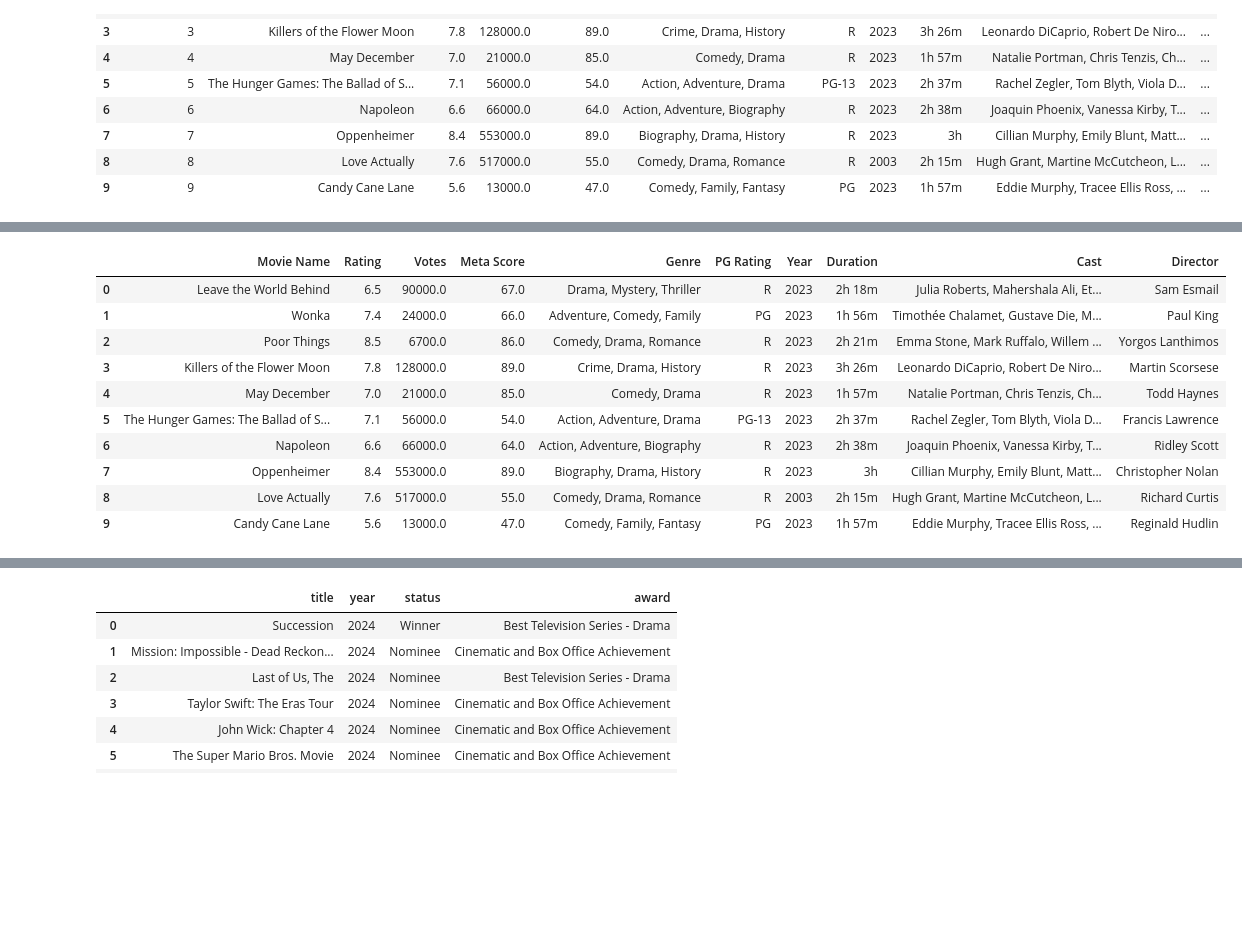
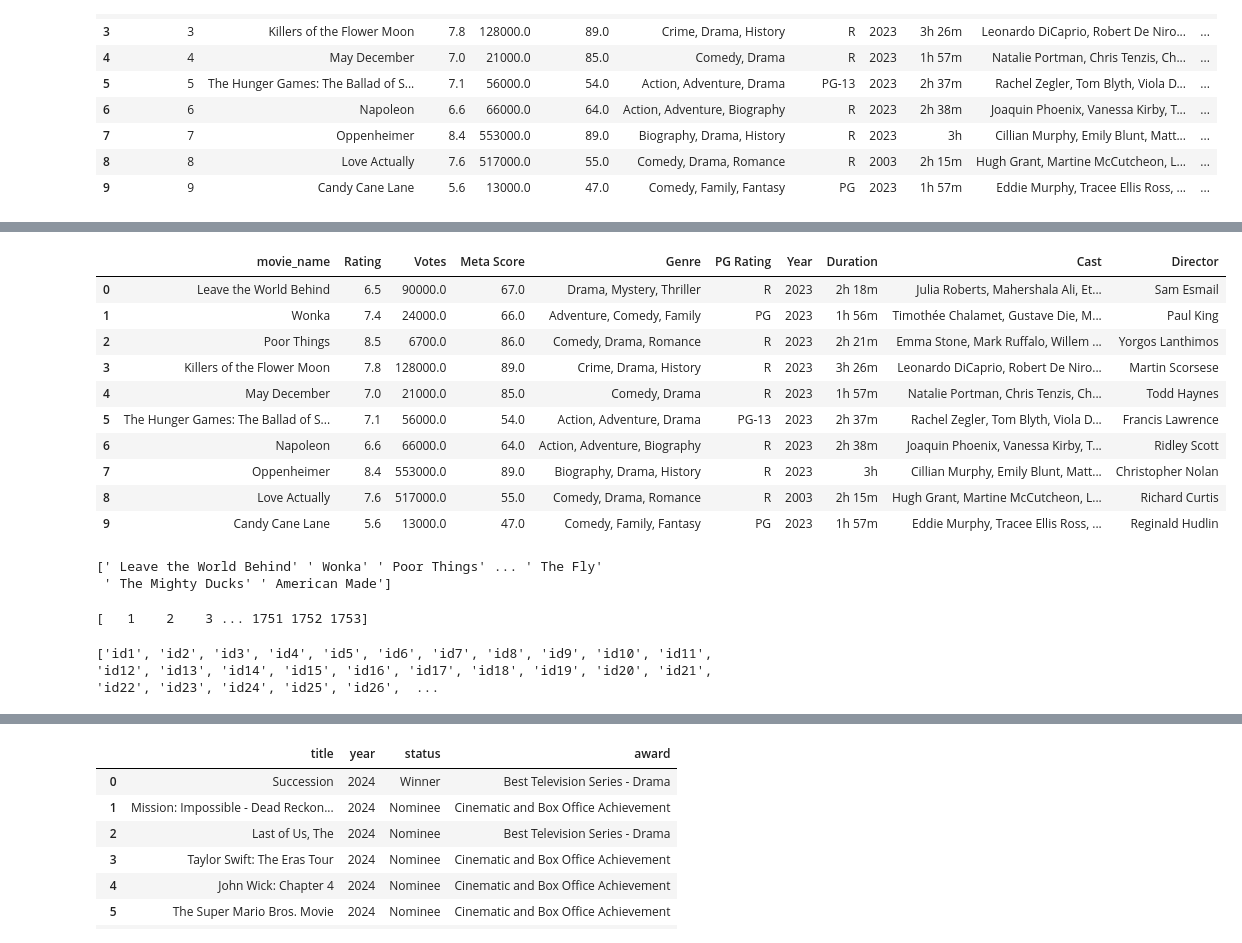
Before and after one commit to IrynaVitkovych/Project-3, a Jupyter notebook: Data Cleaning.ipynb, the cells around one changed output, grey strips where cells are left out. Cells and saved outputs as stored; diff of their text form; code cells hidden in the pictures; blank space fills up the shorter version.

```diff
--- a/Data Cleaning.ipynb
+++ b/Data Cleaning.ipynb
@@ -63,9 +67,9 @@ memory usage: 153.3+ KB
 # %%
 # Rename column to Movie Name
-imdb_movie_data.rename(columns={'Moive Name': 'Movie Name'}, inplace=True)
+imdb_movie_data.rename(columns={'Moive Name': 'movie_name'}, inplace=True)
 imdb_movie_data.head(10)
 # %% [output]
-|  | Movie Name | Rating | Votes | Meta Score | Genre | PG Rating | Year | Duration | Cast | Director |
+|  | movie_name | Rating | Votes | Meta Score | Genre | PG Rating | Year | Duration | Cast | Director |
 | 0 | Leave the World Behind | 6.5 | 90000.0 | 67.0 | Drama, Mystery, Thriller | R | 2023 | 2h 18m | Julia Roberts, Mahershala Ali, Et... | Sam Esmail |
 | 1 | Wonka | 7.4 | 24000.0 | 66.0 | Adventure, Comedy, Family | PG | 2023 | 1h 56m | Timothée Chalamet, Gustave Die, M... | Paul King |
 | 2 | Poor Things | 8.5 | 6700.0 | 86.0 | Comedy, Drama, Romance | R | 2023 | 2h 21m | Emma Stone, Mark Ruffalo, Willem ... | Yorgos Lanthimos |
@@ -76,3 +80,23 @@ imdb_movie_data.head(10)
 | 7 | Oppenheimer | 8.4 | 553000.0 | 89.0 | Biography, Drama, History | R | 2023 | 3h | Cillian Murphy, Emily Blunt, Matt... | Christopher Nolan |
 | 8 | Love Actually | 7.6 | 517000.0 | 55.0 | Comedy, Drama, Romance | R | 2003 | 2h 15m | Hugh Grant, Martine McCutcheon, L... | Richard Curtis |
 | 9 | Candy Cane Lane | 5.6 | 13000.0 | 47.0 | Comedy, Family, Fantasy | PG | 2023 | 1h 57m | Eddie Murphy, Tracee Ellis Ross, ... | Reginald Hudlin |
+# %%
+movies = imdb_movie_data['movie_name'].unique()
+print(movies)
+# %% [output]
+[' Leave the World Behind' ' Wonka' ' Poor Things' ... ' The Fly'
+ ' The Mighty Ducks' ' American Made']
+# %%
+# Create numpy arrays from 1-1753 for the movies
+movie_ids = np.arange(1, len(movies) + 1)
+
+print(movie_ids)
+# %% [output]
+[   1    2    3 ... 1751 1752 1753]
+# %%
+# Use a list comprehension to add unique "id" to each movie.
+
+m_ids = ['id' + str(m_id) for m_id in range(1, len(movie_ids) + 1)]
+print(m_ids)
+# %% [output]
+['id1', 'id2', 'id3', 'id4', 'id5', 'id6', 'id7', 'id8', 'id9', 'id10', 'id11', 'id12', 'id13', 'id14', 'id15', 'id16', 'id17', 'id18', 'id19', 'id20', 'id21', 'id22', 'id23', 'id24', 'id25', 'id26',  ...
```
Also changed, not shown: parts of 13 cells of this notebook, 1 other file.
